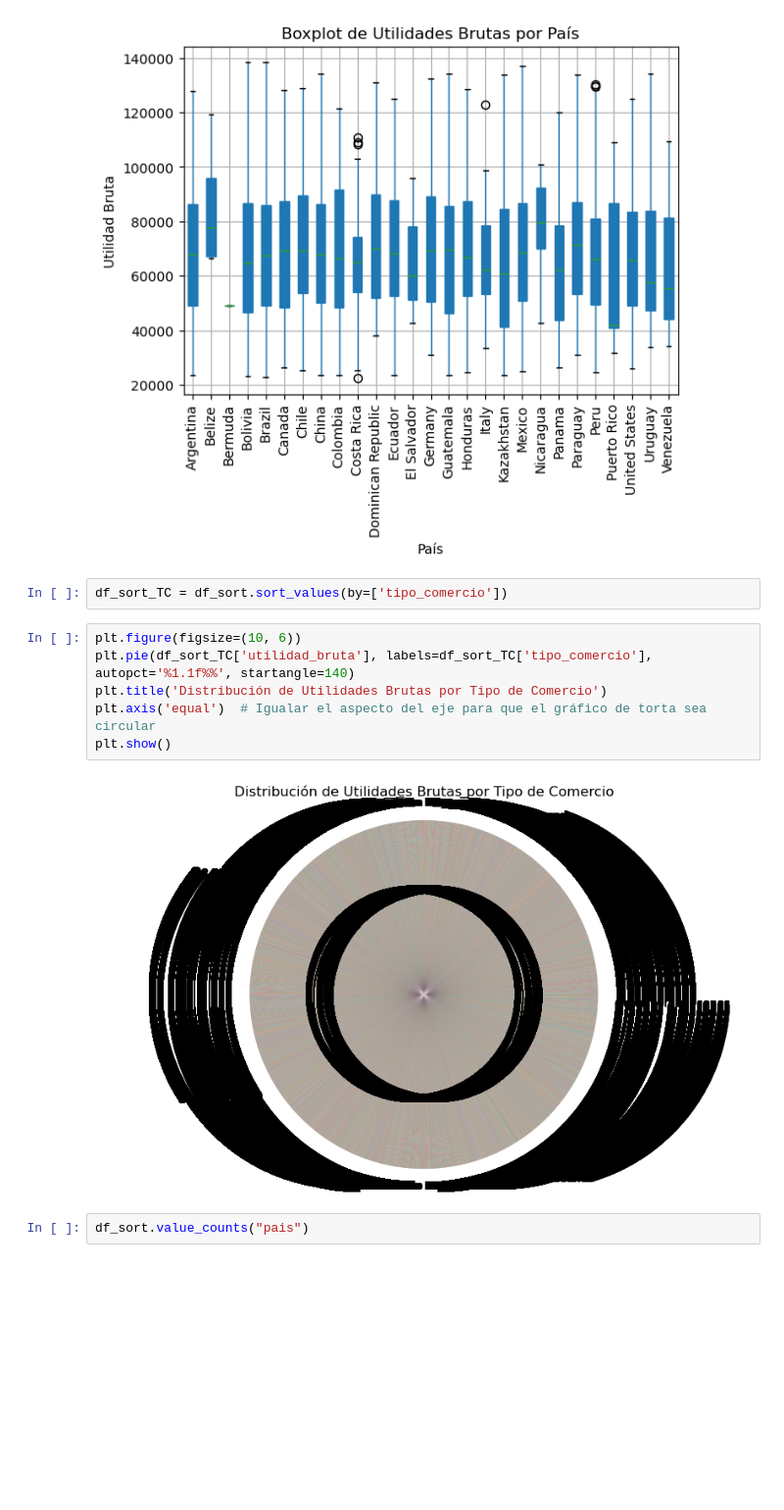
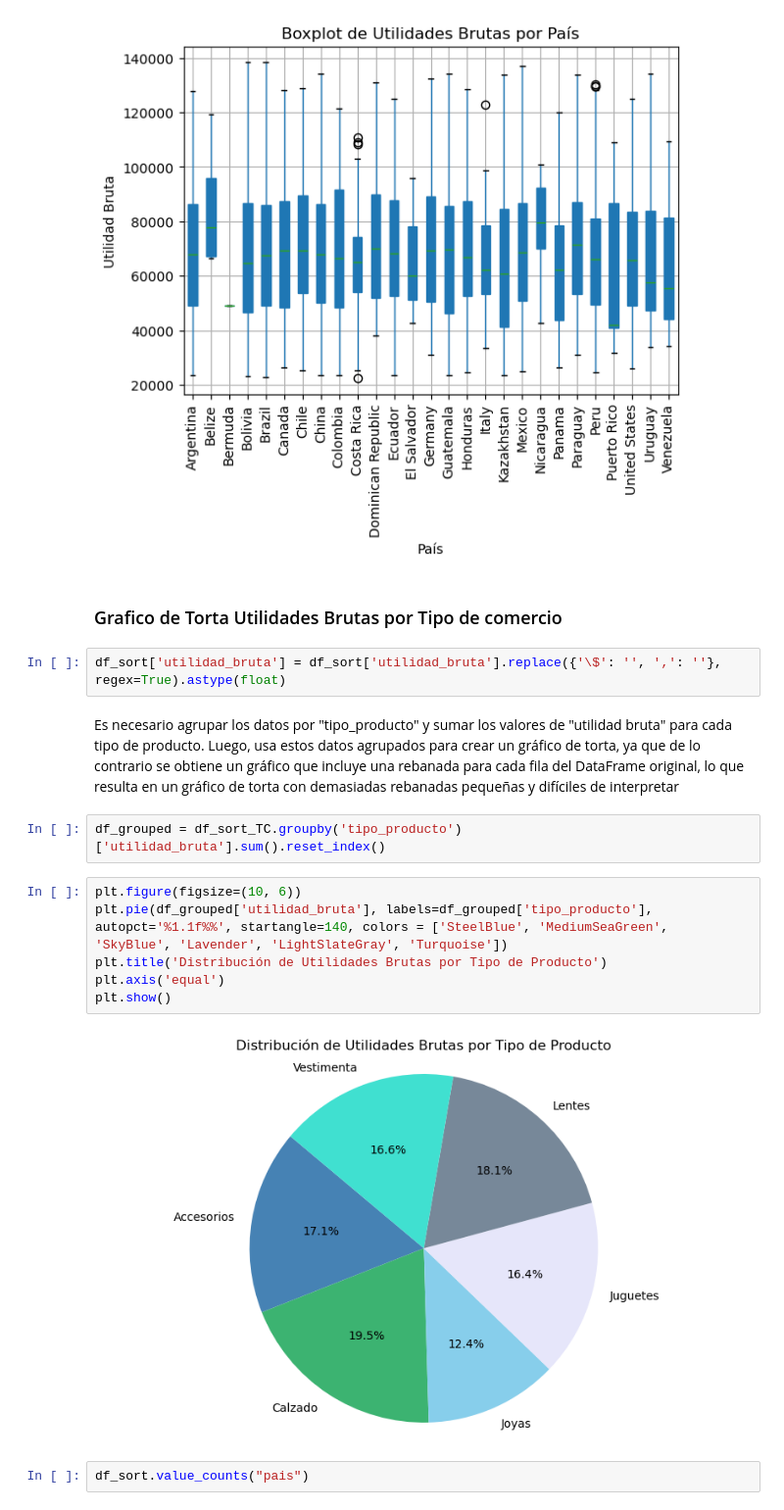
Before and after one commit to valebendezu/ispc-analista-datos, a Jupyter notebook: Proyecto Integrador - Analista de Datos - ISPC.ipynb, the cells around one changed output. Shown: that part at 98% size. Cells and saved outputs as stored; diff of their text form; blank space fills up the shorter version.

```diff
--- a/Proyecto Integrador - Analista de Datos - ISPC.ipynb
+++ b/Proyecto Integrador - Analista de Datos - ISPC.ipynb
@@ -371,16 +373,22 @@ plt.show()
 # %% [output]
 <Figure size 1200x800 with 0 Axes>
 [figure]
-# %%
-df_sort_TC = df_sort.sort_values(by=['tipo_comercio'])
+# %% [markdown]
+### Grafico de Torta Utilidades Brutas por Tipo de comercio
+# %%
+df_sort['utilidad_bruta'] = df_sort['utilidad_bruta'].replace({'\$': '', ',': ''}, regex=True).astype(float)
+# %% [markdown]
+Es necesario agrupar los datos por "tipo_producto" y sumar los valores de "utilidad bruta" para cada tipo de producto. Luego, usa estos datos agrupados para crear un gráfico de torta, ya que de lo contrario se obtiene un gráfico que incluye una rebanada para cada fila del DataFrame original, lo que resulta en un gráfico de torta con demasiadas rebanadas pequeñas y difíciles de interpretar
+# %%
+df_grouped = df_sort_TC.groupby('tipo_producto')['utilidad_bruta'].sum().reset_index()
 # %%
 plt.figure(figsize=(10, 6))
-plt.pie(df_sort_TC['utilidad_bruta'], labels=df_sort_TC['tipo_comercio'], autopct='%1.1f%%', startangle=140)
-plt.title('Distribución de Utilidades Brutas por Tipo de Comercio')
-plt.axis('equal')  # Igualar el aspecto del eje para que el gráfico de torta sea circular
+plt.pie(df_grouped['utilidad_bruta'], labels=df_grouped['tipo_producto'], autopct='%1.1f%%', startangle=140, colors = ['SteelBlue', 'MediumSeaGreen', 'SkyBlue', 'Lavender', 'LightSlateGray', 'Turquoise'])
+plt.title('Distribución de Utilidades Brutas por Tipo de Producto')
+plt.axis('equal')
 plt.show()
 # %% [output]
-[figure, old version]
+[figure, new version]
 # %%
 df_sort.value_counts("pais")
 # %% [output]
```
Also changed, not shown: parts of 13 cells of this notebook.
